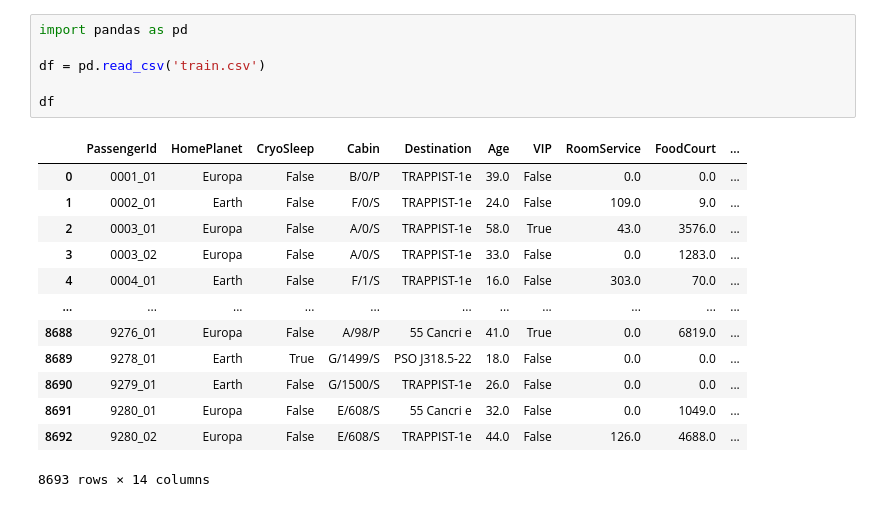
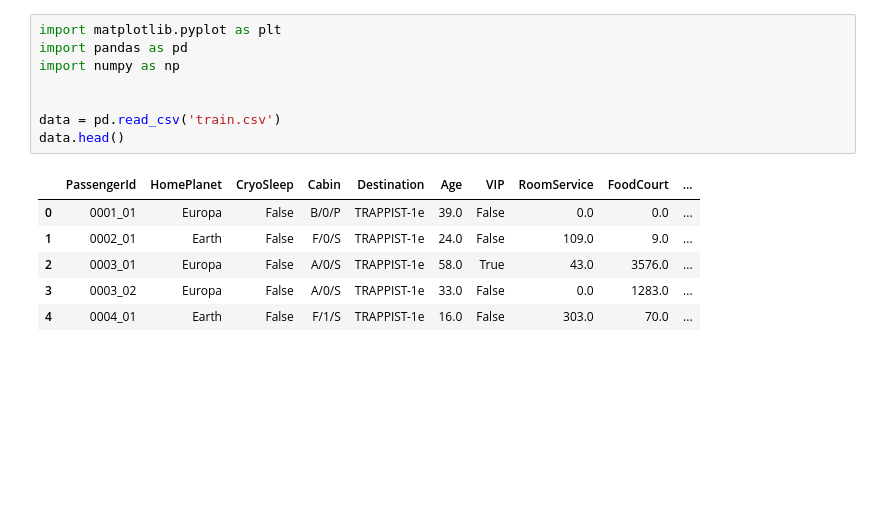
Before and after one commit to mrgrt04/-------, a Jupyter notebook: test.ipynb, the cells around one changed output. Saved outputs shown, nothing was run; the diff lists cells and outputs as text; blank space fills up the shorter version.

```diff
--- a/test.ipynb
+++ b/test.ipynb
@@ -1,20 +1,15 @@
 # %%
+import matplotlib.pyplot as plt
 import pandas as pd
+import numpy as np
 
-df = pd.read_csv('train.csv')
 
-df
+data = pd.read_csv('train.csv')
+data.head()
 # %% [output]
 |  | PassengerId | HomePlanet | CryoSleep | Cabin | Destination | Age | VIP | RoomService | FoodCourt | ... |
 | 0 | 0001_01 | Europa | False | B/0/P | TRAPPIST-1e | 39.0 | False | 0.0 | 0.0 | ... |
 | 1 | 0002_01 | Earth | False | F/0/S | TRAPPIST-1e | 24.0 | False | 109.0 | 9.0 | ... |
 | 2 | 0003_01 | Europa | False | A/0/S | TRAPPIST-1e | 58.0 | True | 43.0 | 3576.0 | ... |
 | 3 | 0003_02 | Europa | False | A/0/S | TRAPPIST-1e | 33.0 | False | 0.0 | 1283.0 | ... |
 | 4 | 0004_01 | Earth | False | F/1/S | TRAPPIST-1e | 16.0 | False | 303.0 | 70.0 | ... |
-| ... | ... | ... | ... | ... | ... | ... | ... | ... | ... | ... |
-| 8688 | 9276_01 | Europa | False | A/98/P | 55 Cancri e | 41.0 | True | 0.0 | 6819.0 | ... |
-| 8689 | 9278_01 | Earth | True | G/1499/S | PSO J318.5-22 | 18.0 | False | 0.0 | 0.0 | ... |
-| 8690 | 9279_01 | Earth | False | G/1500/S | TRAPPIST-1e | 26.0 | False | 0.0 | 0.0 | ... |
-| 8691 | 9280_01 | Europa | False | E/608/S | 55 Cancri e | 32.0 | False | 0.0 | 1049.0 | ... |
-| 8692 | 9280_02 | Europa | False | E/608/S | TRAPPIST-1e | 44.0 | False | 126.0 | 4688.0 | ... |
-8693 rows × 14 columns
```
Also changed, not shown: parts of 12 cells of this notebook.
